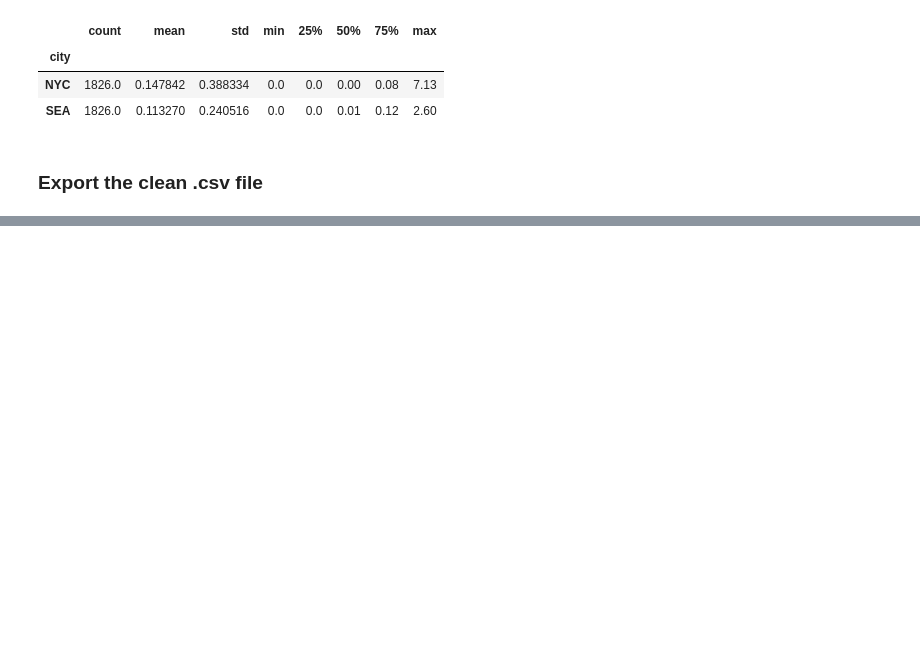
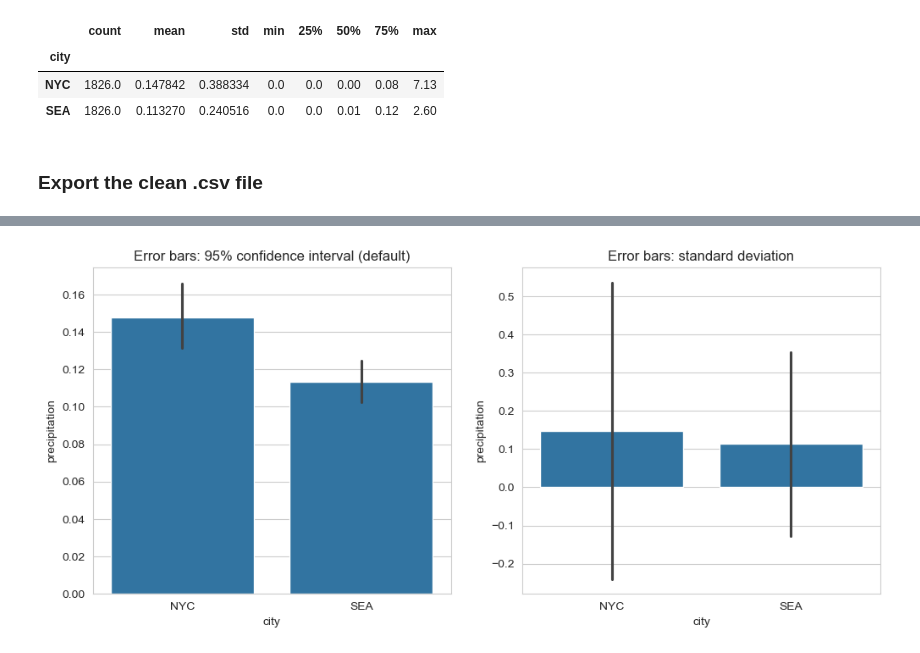
Before and after one commit to giangtranq/weather, a Jupyter notebook: code/Weather_Data.ipynb, the cells around one changed output, grey strips where cells are left out. Cells and saved outputs as stored; diff of their text form; code cells hidden in the pictures; blank space fills up the shorter version.

```diff
--- a/code/Weather_Data.ipynb
+++ b/code/Weather_Data.ipynb
@@ -388,0 +449,9 @@ df.to_csv('/Users/giang/Documents/Data science projects/weather/data/clean_seatt
+# %%
+fig, axes = plt.subplots(1, 2, figsize=(12, 5))
+sns.barplot(data=df, x="city", y="precipitation", errorbar=("ci", 95), ax=axes[0])
+axes[0].set_title("Error bars: 95% confidence interval (default)")
+sns.barplot(data=df, x="city", y="precipitation", errorbar="sd", ax=axes[1])
+axes[1].set_title("Error bars: standard deviation")
+plt.show()
+# %% [output]
+[figure, added]
```
Also changed, not shown: parts of 59 cells of this notebook.
